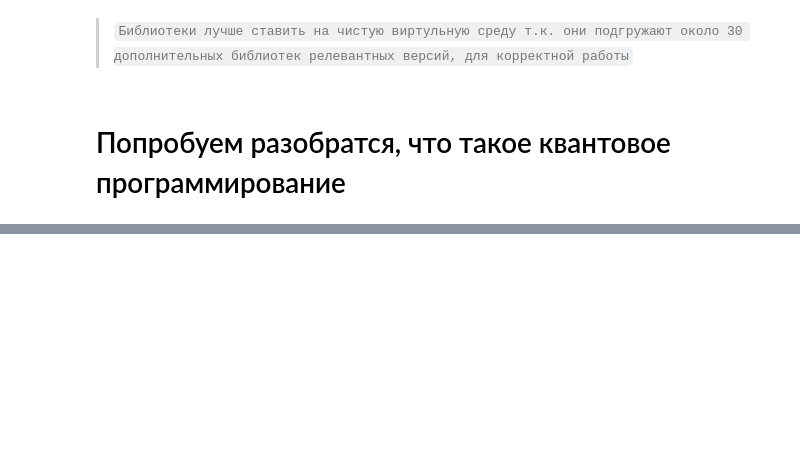
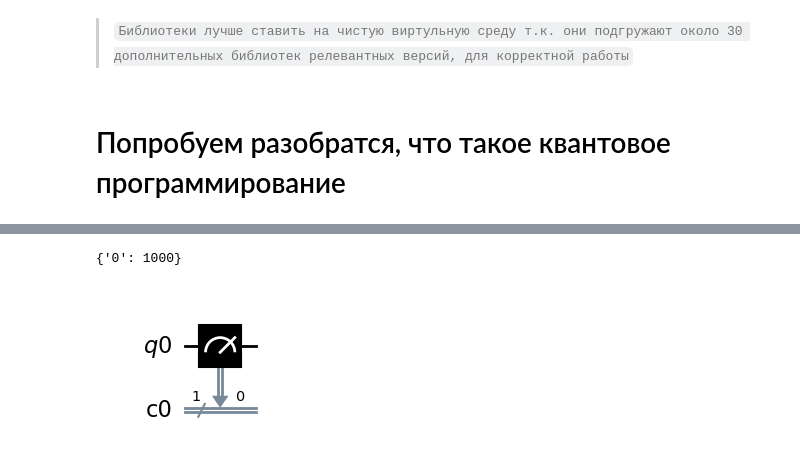
Before and after one commit to BorisLukashenok/IntroAIFinal, a Jupyter notebook: DZ6.ipynb, the cells around one changed output, grey strips where cells are left out. Drawn from its saved outputs; the diff is of its cells as text; code cells hidden in the pictures; blank space fills up the shorter version.

```diff
--- a/DZ6.ipynb
+++ b/DZ6.ipynb
@@ -64,0 +69,21 @@ hhhfgfgfggf
+# %%
+# Высокопроизводительный симулятор
+simulator = AerSimulator()
+# Инициализируем 1 кубит в 0м состоянии
+q = QuantumRegister(1)
+# Классический бит, куда отражается состояние кубита
+c = ClassicalRegister(1)
+# Создаем квантовую схему, связываем кубит с битом
+# Результат измерения i-го кубита будет храниться в i-м классическом бите
+circuit = QuantumCircuit(q, c)
+circuit.measure(q, c)
+# Компилируем схему, применяя к ней базовый набор операторов
+compiled_circuit = transpile(circuit, simulator)
+# Делаем 1000 замеров
+job = simulator.run(compiled_circuit, shots=1000)
+res = job.result()
+print(res.get_counts(compiled_circuit))
+circuit.draw("mpl")
+# %% [output]
+{'0': 1000}
+[figure, added]
```
Also changed, not shown: parts of 26 cells of this notebook, 1 other file.
